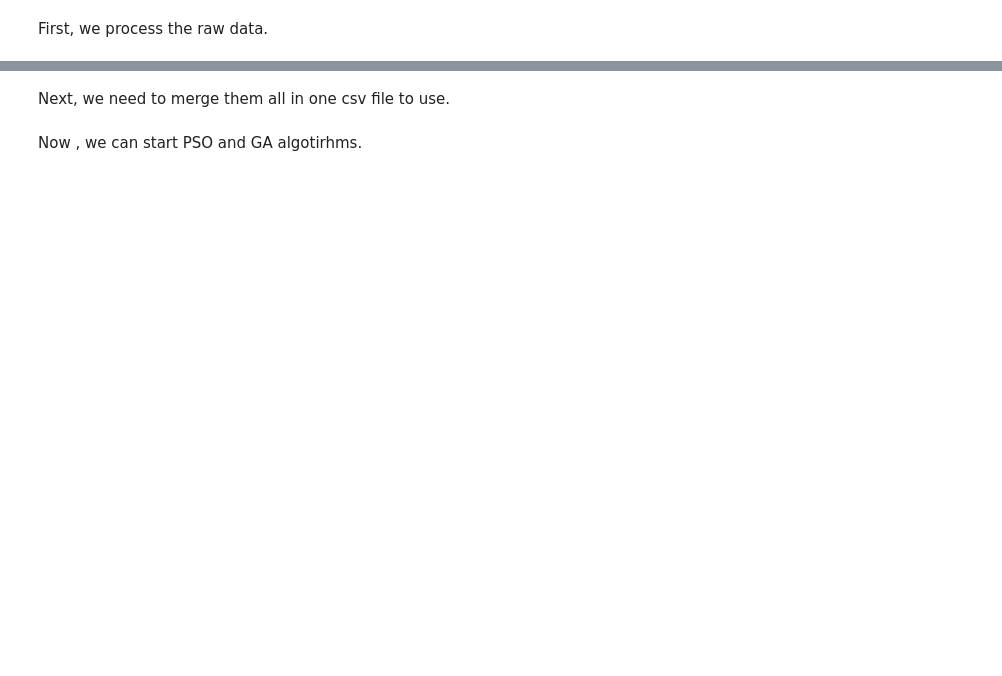
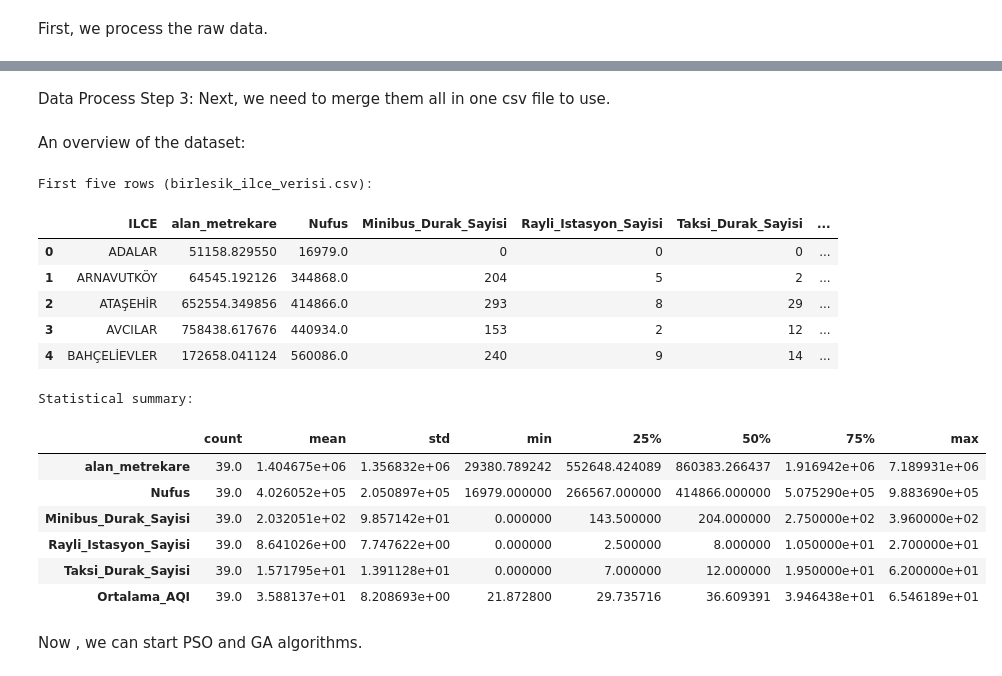
Before and after one commit to itu-itis24-doganne23/Optimization-Project, a Jupyter notebook: main.ipynb, the cells around one changed output, grey strips where cells are left out. Saved outputs shown, nothing was run; the diff lists cells and outputs as text; code cells hidden in the pictures; blank space fills up the shorter version.

```diff
--- a/main.ipynb
+++ b/main.ipynb
@@ -281,3 +347,3 @@ result_df.to_csv("data_processed/taksi_duraklari_ilceler.csv", index=False, enco
 # %% [markdown]
-Next, we need to merge them all in one csv file to use.
+Data Process Step 3: Next, we need to merge them all in one csv file to use.
 # %%
@@ -348,8 +413,32 @@ merged = merged[["ILCE", "alan_metrekare", "Nufus", "Minibus_Durak_Sayisi",
                  "Rayli_Istasyon_Sayisi", "Taksi_Durak_Sayisi", "Ortalama_AQI"]]
 
 merged.to_csv("data_processed/birlesik_ilce_verisi.csv", index=False)
+# %% [markdown]
+An overview of the dataset:
+# %%
+df_districts_data = pd.read_csv("data_processed/birlesik_ilce_verisi.csv")
+print("First five rows (birlesik_ilce_verisi.csv):")
+display(df_districts_data.head())
+print("\nStatistical summary:")
+display(df_districts_data.describe().transpose())
+# %% [output]
+First five rows (birlesik_ilce_verisi.csv):
+|  | ILCE | alan_metrekare | Nufus | Minibus_Durak_Sayisi | Rayli_Istasyon_Sayisi | Taksi_Durak_Sayisi | ... |
+| 0 | ADALAR | 51158.829550 | 16979.0 | 0 | 0 | 0 | ... |
+| 1 | ARNAVUTKÖY | 64545.192126 | 344868.0 | 204 | 5 | 2 | ... |
+| 2 | ATAŞEHİR | 652554.349856 | 414866.0 | 293 | 8 | 29 | ... |
+| 3 | AVCILAR | 758438.617676 | 440934.0 | 153 | 2 | 12 | ... |
+| 4 | BAHÇELİEVLER | 172658.041124 | 560086.0 | 240 | 9 | 14 | ... |
+Statistical summary:
+|  | count | mean | std | min | 25% | 50% | 75% | max |
+| alan_metrekare | 39.0 | 1.404675e+06 | 1.356832e+06 | 29380.789242 | 552648.424089 | 860383.266437 | 1.916942e+06 | 7.189931e+06 |
+| Nufus | 39.0 | 4.026052e+05 | 2.050897e+05 | 16979.000000 | 266567.000000 | 414866.000000 | 5.075290e+05 | 9.883690e+05 |
+| Minibus_Durak_Sayisi | 39.0 | 2.032051e+02 | 9.857142e+01 | 0.000000 | 143.500000 | 204.000000 | 2.750000e+02 | 3.960000e+02 |
+| Rayli_Istasyon_Sayisi | 39.0 | 8.641026e+00 | 7.747622e+00 | 0.000000 | 2.500000 | 8.000000 | 1.050000e+01 | 2.700000e+01 |
+| Taksi_Durak_Sayisi | 39.0 | 1.571795e+01 | 1.391128e+01 | 0.000000 | 7.000000 | 12.000000 | 1.950000e+01 | 6.200000e+01 |
+| Ortalama_AQI | 39.0 | 3.588137e+01 | 8.208693e+00 | 21.872800 | 29.735716 | 36.609391 | 3.946438e+01 | 6.546189e+01 |
 # %% [markdown]
-Now , we can start PSO and GA algotirhms.
+Now , we can start PSO and GA algorithms.
 # %%
 #limitations of green spaces
 TOTAL_LIMIT = 3_000_000
```
Also changed, not shown: parts of 13 cells of this notebook.
